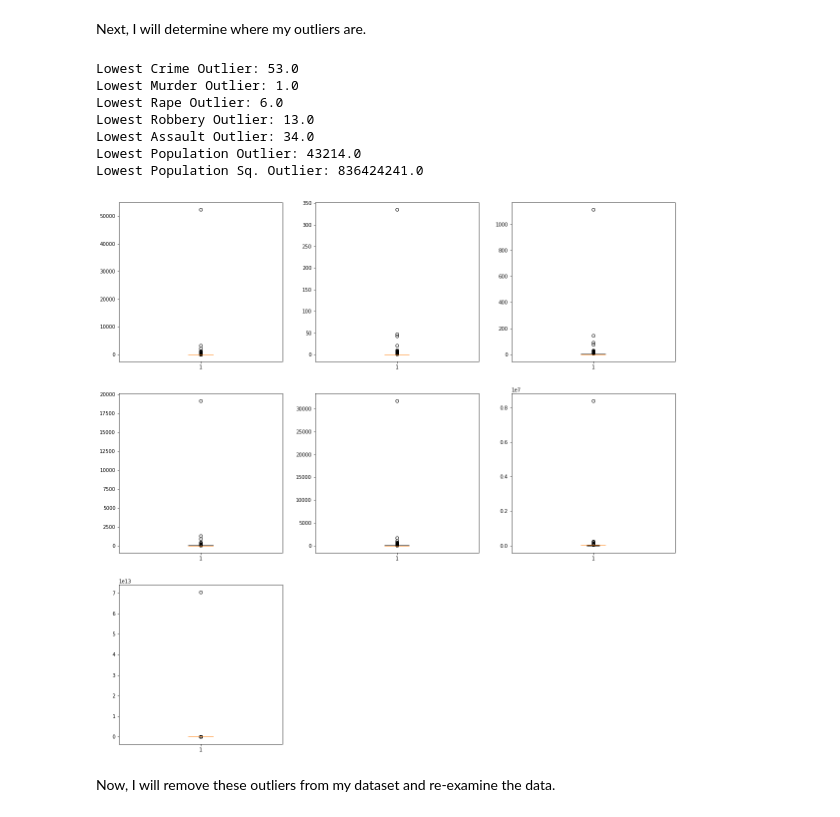
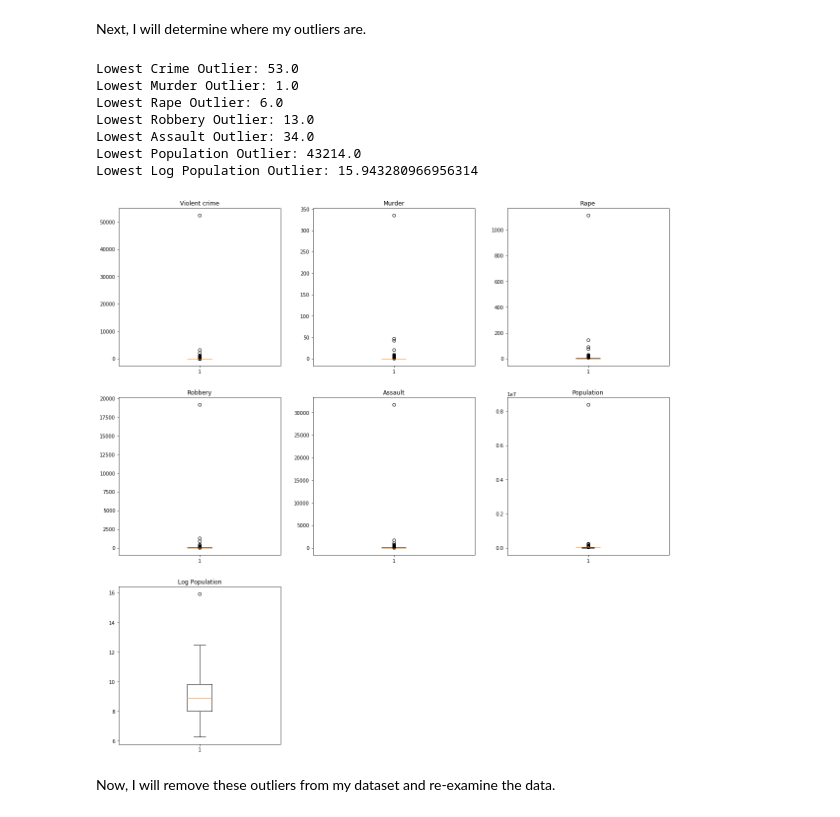
Before and after one commit to esthersweon/thinkful, a Jupyter notebook: main/unit_2/lesson_4_project_4.ipynb, the cells around one changed output. Saved outputs shown, nothing was run; the diff lists cells and outputs as text; code cells hidden in the pictures.

```diff
--- a/main/unit_2/lesson_4_project_4.ipynb
+++ b/main/unit_2/lesson_4_project_4.ipynb
@@ -134,67 +201,74 @@ def display_boxplots(df, get_outliers):
     plt.figure(figsize=(20,20))
 
     plt.subplot(3, 3, 1)
+    plt.title('Violent crime')
     result = plt.boxplot(df['Violent crime'], showcaps=True)
     if get_outliers & len(result["fliers"]):
         lowest_crime_outlier = result["fliers"][0].get_data()[1].min()
         print('Lowest Crime Outlier: ' + str(lowest_crime_outlier))
 
     plt.subplot(3, 3, 2)
+    plt.title('Murder')
     result = plt.boxplot(df['Murder'], showcaps=True)
     if get_outliers & len(result["fliers"]):
         lowest_murder_outlier = result["fliers"][0].get_data()[1].min()
         print('Lowest Murder Outlier: ' + str(lowest_murder_outlier))
 
     plt.subplot(3, 3, 3)
+    plt.title('Rape')
     result = plt.boxplot(df['Rape'], showcaps=True)
     if get_outliers & len(result["fliers"]):
         lowest_rape_outlier = result["fliers"][0].get_data()[1].min()
         print('Lowest Rape Outlier: ' + str(lowest_rape_outlier))
 
     plt.subplot(3, 3, 4)
+    plt.title('Robbery')
     result = plt.boxplot(df['Robbery'], showcaps=True)
     if get_outliers & len(result["fliers"]):
         lowest_robbery_outlier = result["fliers"][0].get_data()[1].min()
         print('Lowest Robbery Outlier: ' + str(lowest_robbery_outlier))
 
     plt.subplot(3, 3, 5)
+    plt.title('Assault')
     result = plt.boxplot(df['Assault'], showcaps=True)
     if get_outliers & len(result["fliers"]):
         lowest_assault_outlier = result["fliers"][0].get_data()[1].min()
         print('Lowest Assault Outlier: ' + str(lowest_assault_outlier))
 
     plt.subplot(3, 3, 6)
+    plt.title('Population')
     result = plt.boxplot(df['Population'], showcaps=True)
     if get_outliers & len(result["fliers"]):
         lowest_pop_outlier = result["fliers"][0].get_data()[1].min()
         print('Lowest Population Outlier: ' + str(lowest_pop_outlier))
 
     plt.subplot(3, 3, 7)
-    result = plt.boxplot(df['Population Sq.'], showcaps=True)
+    plt.title('Log Population')
+    result = plt.boxplot(df['Log Population'], showcaps=True)
     if get_outliers & len(result["fliers"]):
-        lowest_pop_sq_outlier = result["fliers"][0].get_data()[1].min()
-        print('Lowest Population Sq. Outlier: ' + str(lowest_pop_sq_outlier))
+        lowest_log_pop_outlier = result["fliers"][0].get_data()[1].min()
+        print('Lowest Log Population Outlier: ' + str(lowest_log_pop_outlier))
 
     return {
         "crime": lowest_crime_outlier,
         "murder": lowest_murder_outlier,
         "rape": lowest_rape_outlier,
         "robbery": lowest_robbery_outlier,
         "assault": lowest_assault_outlier,
         "pop": lowest_pop_outlier,
-        "pop_sq": lowest_pop_sq_outlier
+        "log_pop": lowest_log_pop_outlier
     } if get_outliers else None
 
 outliers = display_boxplots(crime_df, True)
 # %% [output]
 Lowest Crime Outlier: 53.0
 Lowest Murder Outlier: 1.0
 Lowest Rape Outlier: 6.0
 Lowest Robbery Outlier: 13.0
 Lowest Assault Outlier: 34.0
 Lowest Population Outlier: 43214.0
-Lowest Population Sq. Outlier: 836424241.0
+Lowest Log Population Outlier: 15.943280966956314
-[figure, old version]
+[figure, new version]
 # %% [markdown]
 Now, I will remove these outliers from my dataset and re-examine the data.
 # %%
```
Also changed, not shown: parts of 12 cells of this notebook, 3 other files.
